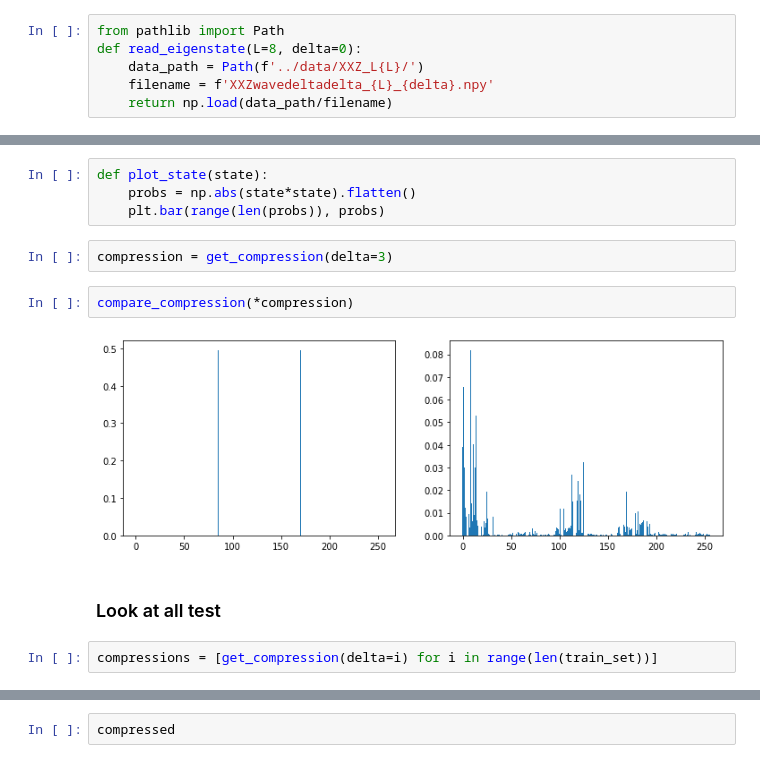
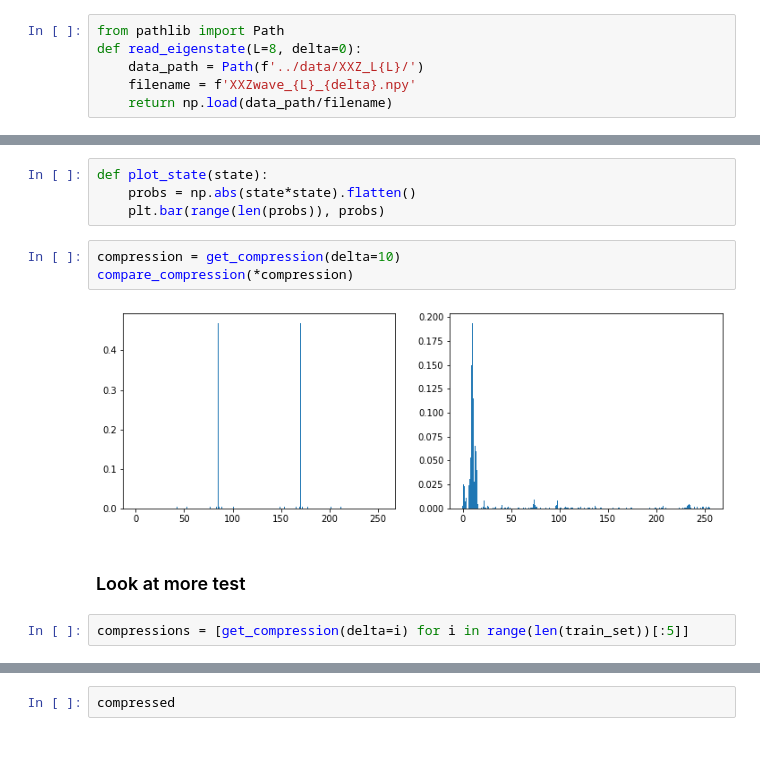
Before and after one commit to danlkv/quantum_autoencoder_qtensor, a Jupyter notebook: notebooks/Train autoencoder on eigenstates.ipynb, the cells around one changed output, grey strips where cells are left out. Cells and saved outputs as stored; diff of their text form.

```diff
--- a/notebooks/Train autoencoder on eigenstates.ipynb
+++ b/notebooks/Train autoencoder on eigenstates.ipynb
@@ -17,7 +17,7 @@ LAYERS = 3
 from pathlib import Path
 def read_eigenstate(L=8, delta=0):
     data_path = Path(f'../data/XXZ_L{L}/')
-    filename = f'XXZwavedeltadelta_{L}_{delta}.npy'
+    filename = f'XXZwave_{L}_{delta}.npy'
     return np.load(data_path/filename)
 # %%
 read_eigenstate(L=N).shape
@@ -157,15 +167,14 @@ def plot_state(state):
     probs = np.abs(state*state).flatten()
     plt.bar(range(len(probs)), probs)
 # %%
-compression = get_compression(delta=3)
+compression = get_compression(delta=10)
+compare_compression(*compression)
+# %% [output]
+[figure, added]
-# %%
-compare_compression(*compression)
-# %% [output]
-[figure, removed]
 # %% [markdown]
-### Look at all test
+### Look at more test
 # %%
-compressions = [get_compression(delta=i) for i in range(len(train_set))]
+compressions = [get_compression(delta=i) for i in range(len(train_set))[:5]]
 # %%
 _ = [compare_compression(*i) for i in compressions]
 # %% [output]
```
Also changed, not shown: parts of 20 cells of this notebook.
